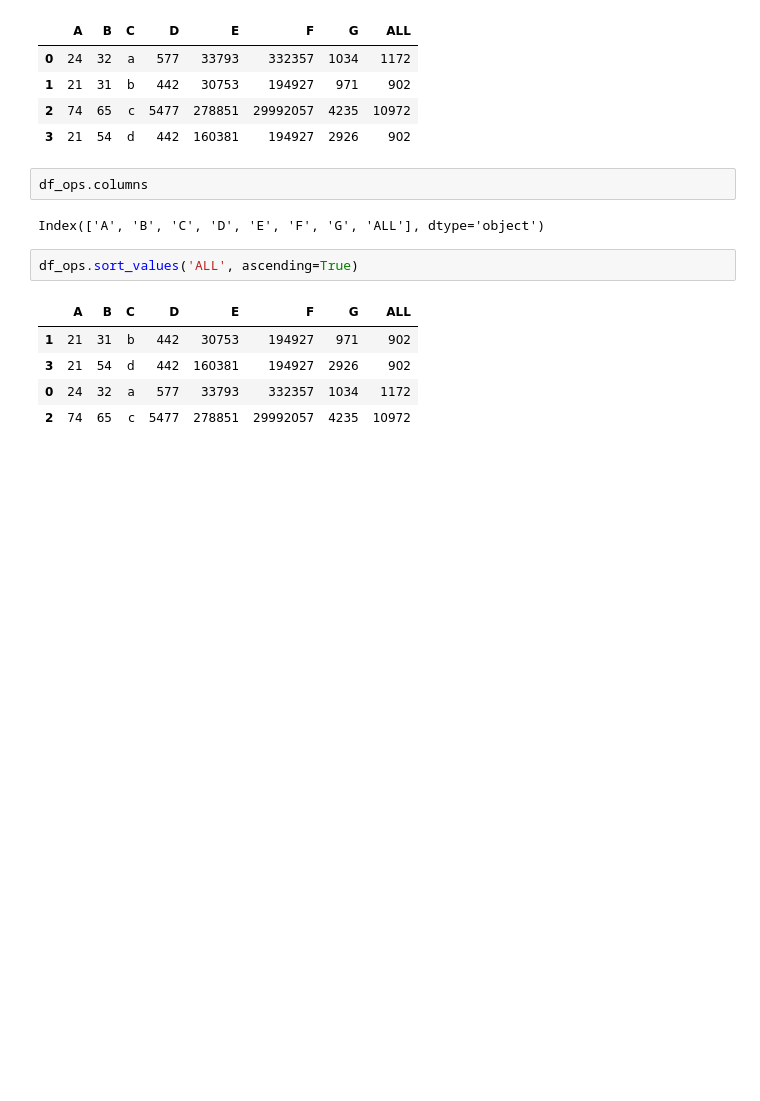
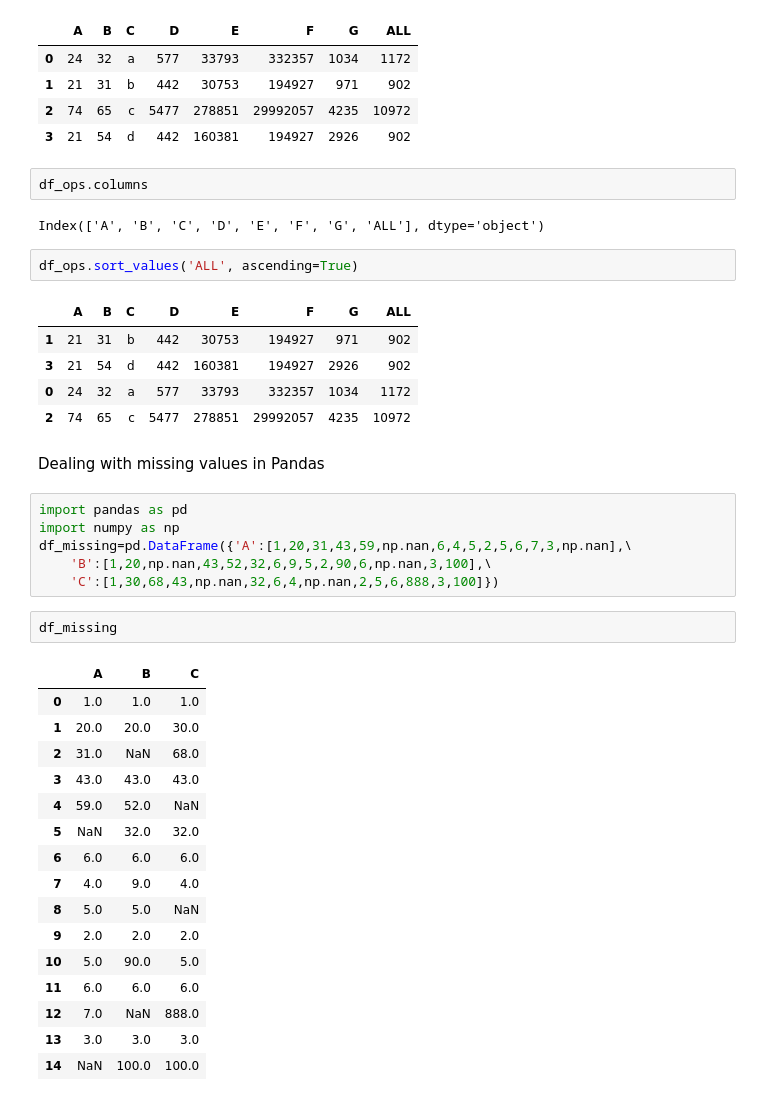
Before and after one commit to aleal4/ML_python_fundamentals, a Jupyter notebook: Python Fundamentals.ipynb, the cells around one changed output. Saved outputs shown, nothing was run; the diff lists cells and outputs as text; blank space fills up the shorter version.

```diff
--- a/Python Fundamentals.ipynb
+++ b/Python Fundamentals.ipynb
@@ -925,3 +925,30 @@ df_ops.sort_values('ALL', ascending=True)
 | 3 | 21 | 54 | d | 442 | 160381 | 194927 | 2926 | 902 |
 | 0 | 24 | 32 | a | 577 | 33793 | 332357 | 1034 | 1172 |
 | 2 | 74 | 65 | c | 5477 | 278851 | 29992057 | 4235 | 10972 |
+# %% [markdown]
+Dealing with missing values in Pandas
+# %%
+import pandas as pd
+import numpy as np
+df_missing=pd.DataFrame({'A':[1,20,31,43,59,np.nan,6,4,5,2,5,6,7,3,np.nan],\
+    'B':[1,20,np.nan,43,52,32,6,9,5,2,90,6,np.nan,3,100],\
+    'C':[1,30,68,43,np.nan,32,6,4,np.nan,2,5,6,888,3,100]})
+# %%
+df_missing
+# %% [output]
+|  | A | B | C |
+| 0 | 1.0 | 1.0 | 1.0 |
+| 1 | 20.0 | 20.0 | 30.0 |
+| 2 | 31.0 | NaN | 68.0 |
+| 3 | 43.0 | 43.0 | 43.0 |
+| 4 | 59.0 | 52.0 | NaN |
+| 5 | NaN | 32.0 | 32.0 |
+| 6 | 6.0 | 6.0 | 6.0 |
+| 7 | 4.0 | 9.0 | 4.0 |
+| 8 | 5.0 | 5.0 | NaN |
+| 9 | 2.0 | 2.0 | 2.0 |
+| 10 | 5.0 | 90.0 | 5.0 |
+| 11 | 6.0 | 6.0 | 6.0 |
+| 12 | 7.0 | NaN | 888.0 |
+| 13 | 3.0 | 3.0 | 3.0 |
+| 14 | NaN | 100.0 | 100.0 |
```
Also changed, not shown: parts of 43 cells of this notebook, 1 other file.
